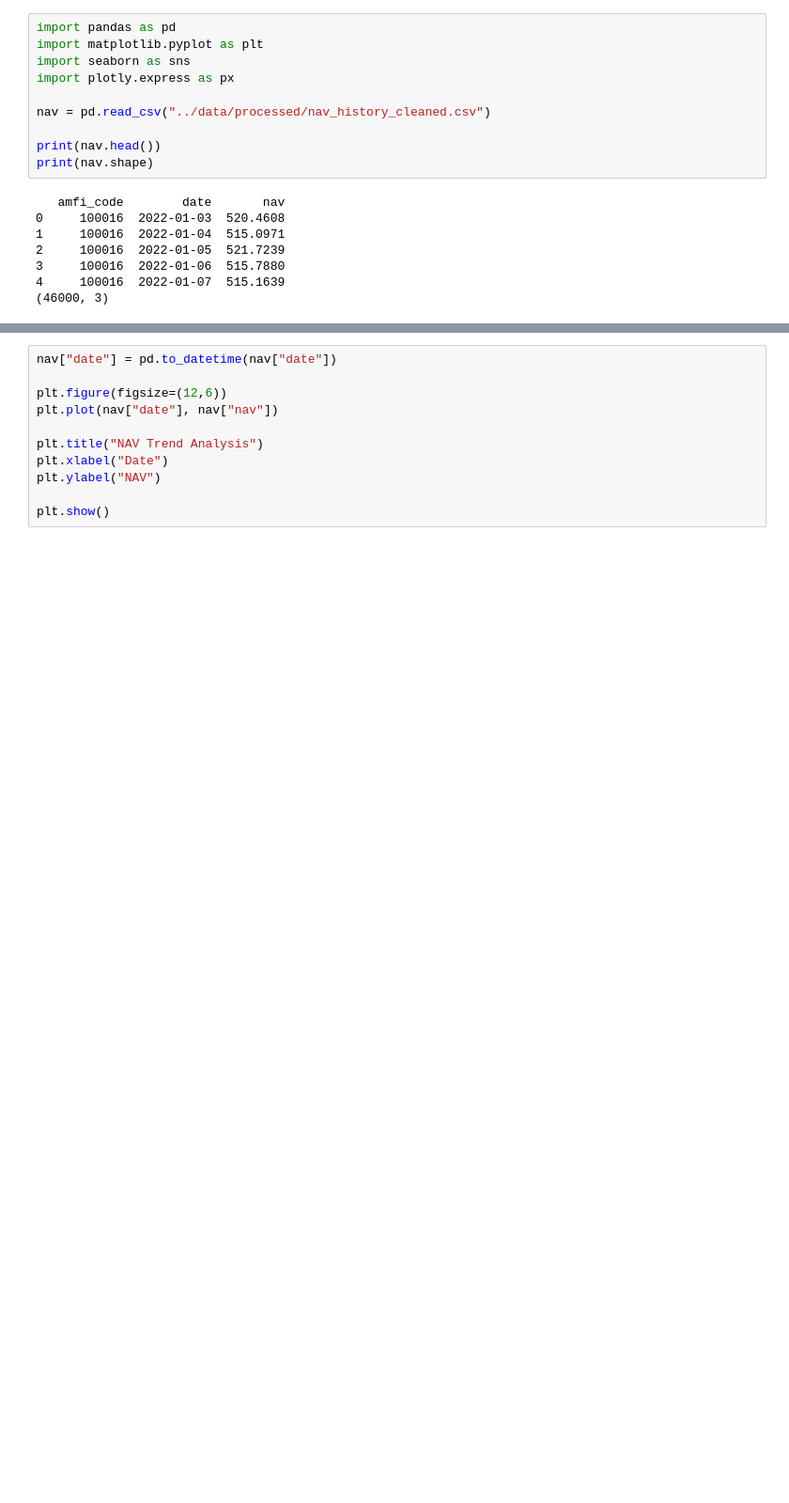
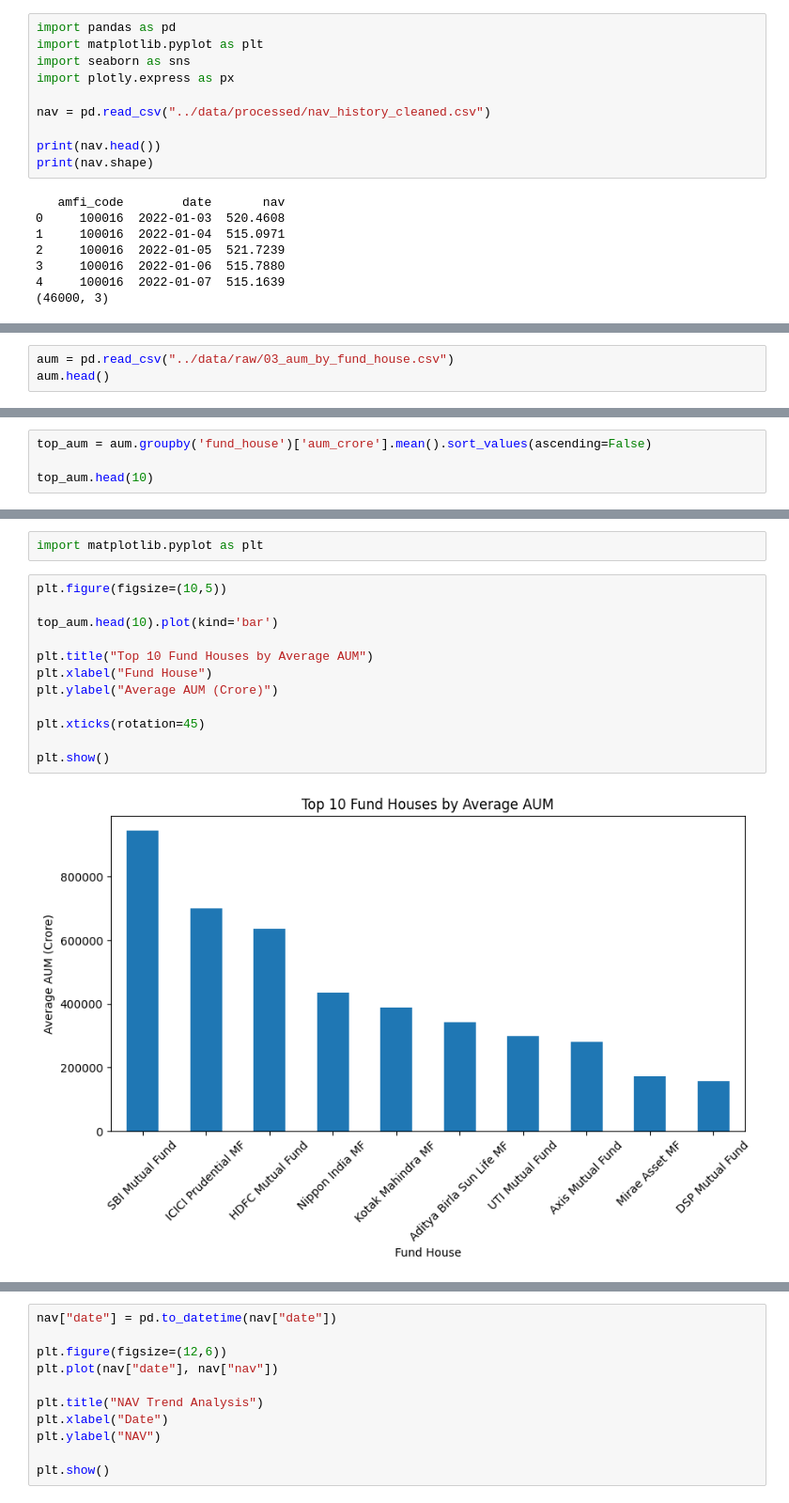
Before and after one commit to shrutikaghadge22-art/MutualFundProject, a Jupyter notebook: notebooks/EDA_Analysis.ipynb, the cells around one changed output, grey strips where cells are left out. Shown at 94% size. Saved outputs shown, nothing was run; the diff lists cells and outputs as text; blank space fills up the shorter version.

```diff
--- a/notebooks/EDA_Analysis.ipynb
+++ b/notebooks/EDA_Analysis.ipynb
@@ -18,0 +34,3 @@ print(nav.shape)
+# %%
+aum = pd.read_csv("../data/raw/03_aum_by_fund_house.csv")
+aum.head()
@@ -18,0 +44,4 @@ print(nav.shape)
+# %%
+top_aum = aum.groupby('fund_house')['aum_crore'].mean().sort_values(ascending=False)
+
+top_aum.head(10)
@@ -18,0 +75,16 @@ print(nav.shape)
+# %%
+import matplotlib.pyplot as plt
+# %%
+plt.figure(figsize=(10,5))
+
+top_aum.head(10).plot(kind='bar')
+
+plt.title("Top 10 Fund Houses by Average AUM")
+plt.xlabel("Fund House")
+plt.ylabel("Average AUM (Crore)")
+
+plt.xticks(rotation=45)
+
+plt.show()
+# %% [output]
+[figure, added]
```
Also changed, not shown: parts of 17 cells of this notebook, 4 other files.
